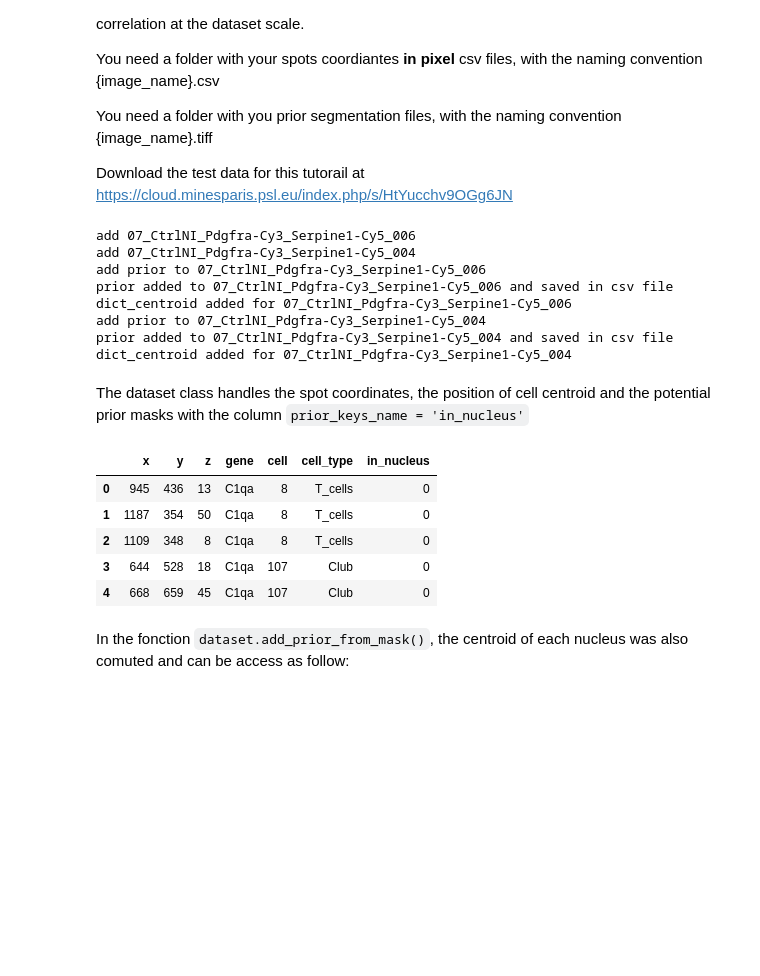
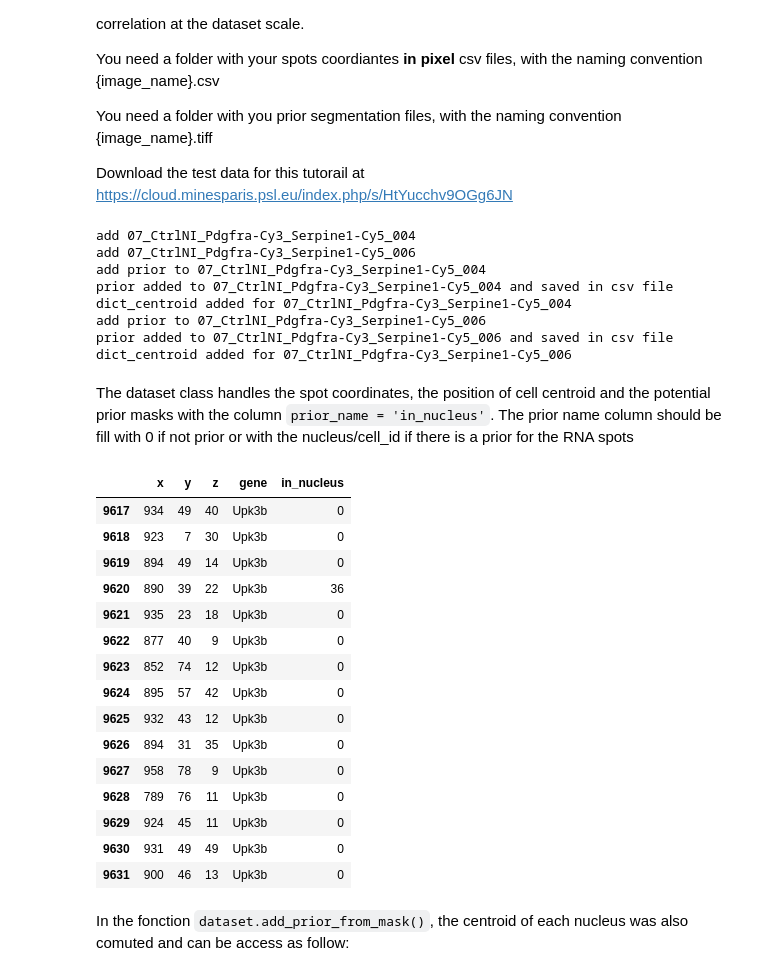
Before and after one commit to fish-quant/ComSeg, a Jupyter notebook: docs/source/userguide/tutorial_0.ipynb, the cells around one changed output. Drawn from its saved outputs; the diff is of its cells as text; code cells hidden in the pictures; blank space fills up the shorter version.

Commit message:
change prior arg

```diff
--- a/docs/source/userguide/tutorial_0.ipynb
+++ b/docs/source/userguide/tutorial_0.ipynb
@@ -57,6 +57,7 @@ dico_scale = {"x": 0.103, 'y': 0.103, "z": 0.3}
 ### create the dataset object
 dataset = ds.ComSegDataset(
             path_dataset_folder = path_dataset_folder,
+            prior_name = 'in_nucleus',
             path_to_mask_prior =path_to_mask_prior,
             dict_scale={"x": 0.103, 'y': 0.103, "z": 0.3},
             mask_file_extension = ".tiff",
@@ -65,30 +66,40 @@ dataset = ds.ComSegDataset(
 
 
 ### add prior knowledge, here using nucleus segmentation mask
-dataset.add_prior_from_mask(prior_name = 'in_nucleus',
+dataset.add_prior_from_mask(
                             overwrite = True,
                             compute_centroid = True # compute cell centroid
                            )
 # %% [output]
+add 07_CtrlNI_Pdgfra-Cy3_Serpine1-Cy5_004
 add 07_CtrlNI_Pdgfra-Cy3_Serpine1-Cy5_006
-add 07_CtrlNI_Pdgfra-Cy3_Serpine1-Cy5_004
+add prior to 07_CtrlNI_Pdgfra-Cy3_Serpine1-Cy5_004
+prior added to 07_CtrlNI_Pdgfra-Cy3_Serpine1-Cy5_004 and saved in csv file
+dict_centroid added for 07_CtrlNI_Pdgfra-Cy3_Serpine1-Cy5_004
 add prior to 07_CtrlNI_Pdgfra-Cy3_Serpine1-Cy5_006
 prior added to 07_CtrlNI_Pdgfra-Cy3_Serpine1-Cy5_006 and saved in csv file
 dict_centroid added for 07_CtrlNI_Pdgfra-Cy3_Serpine1-Cy5_006
-add prior to 07_CtrlNI_Pdgfra-Cy3_Serpine1-Cy5_004
-prior added to 07_CtrlNI_Pdgfra-Cy3_Serpine1-Cy5_004 and saved in csv file
-dict_centroid added for 07_CtrlNI_Pdgfra-Cy3_Serpine1-Cy5_004
 # %% [markdown]
-The dataset class handles the spot coordinates, the position of cell centroid and the potential prior masks with the column `prior_keys_name = 'in_nucleus'`
+The dataset class handles the spot coordinates, the position of cell centroid and the potential prior masks with the column `prior_name = 'in_nucleus'`. The prior name column should be fill with 0 if not prior or with the nucleus/cell_id if there is a prior for the RNA spots
 # %%
-dataset["07_CtrlNI_Pdgfra-Cy3_Serpine1-Cy5_006"].head(5)
+dataset["07_CtrlNI_Pdgfra-Cy3_Serpine1-Cy5_006"][['x','y', 'z', 'gene', 'in_nucleus']].tail(15)
 # %% [output]
-|  | x | y | z | gene | cell | cell_type | in_nucleus |
-| 0 | 945 | 436 | 13 | C1qa | 8 | T_cells | 0 |
-| 1 | 1187 | 354 | 50 | C1qa | 8 | T_cells | 0 |
-| 2 | 1109 | 348 | 8 | C1qa | 8 | T_cells | 0 |
-| 3 | 644 | 528 | 18 | C1qa | 107 | Club | 0 |
-| 4 | 668 | 659 | 45 | C1qa | 107 | Club | 0 |
+|  | x | y | z | gene | in_nucleus |
+| 9617 | 934 | 49 | 40 | Upk3b | 0 |
+| 9618 | 923 | 7 | 30 | Upk3b | 0 |
+| 9619 | 894 | 49 | 14 | Upk3b | 0 |
+| 9620 | 890 | 39 | 22 | Upk3b | 36 |
+| 9621 | 935 | 23 | 18 | Upk3b | 0 |
+| 9622 | 877 | 40 | 9 | Upk3b | 0 |
+| 9623 | 852 | 74 | 12 | Upk3b | 0 |
+| 9624 | 895 | 57 | 42 | Upk3b | 0 |
+| 9625 | 932 | 43 | 12 | Upk3b | 0 |
+| 9626 | 894 | 31 | 35 | Upk3b | 0 |
+| 9627 | 958 | 78 | 9 | Upk3b | 0 |
+| 9628 | 789 | 76 | 11 | Upk3b | 0 |
+| 9629 | 924 | 45 | 11 | Upk3b | 0 |
+| 9630 | 931 | 49 | 49 | Upk3b | 0 |
+| 9631 | 900 | 46 | 13 | Upk3b | 0 |
 # %% [markdown]
 In the fonction ``dataset.add_prior_from_mask()``, the centroid of each nucleus was also comuted and can be access as follow:
 # %%
```
Also changed, not shown: parts of 1 cell of this notebook, 4 other files.
